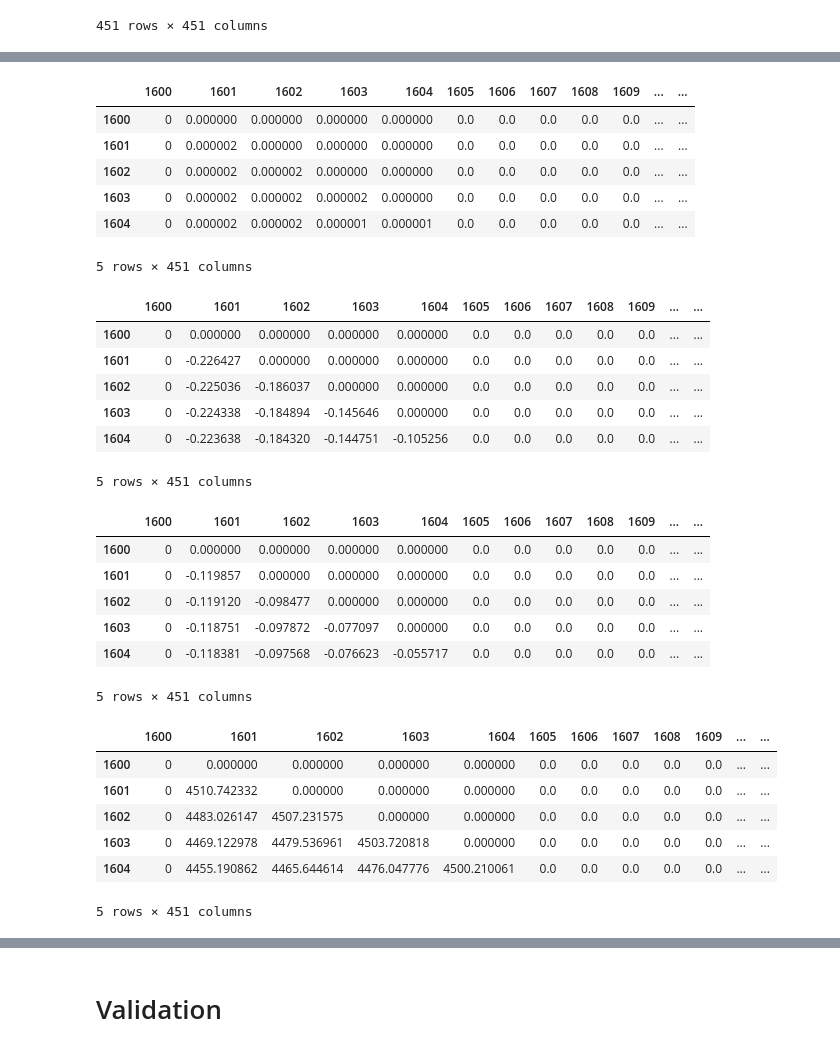
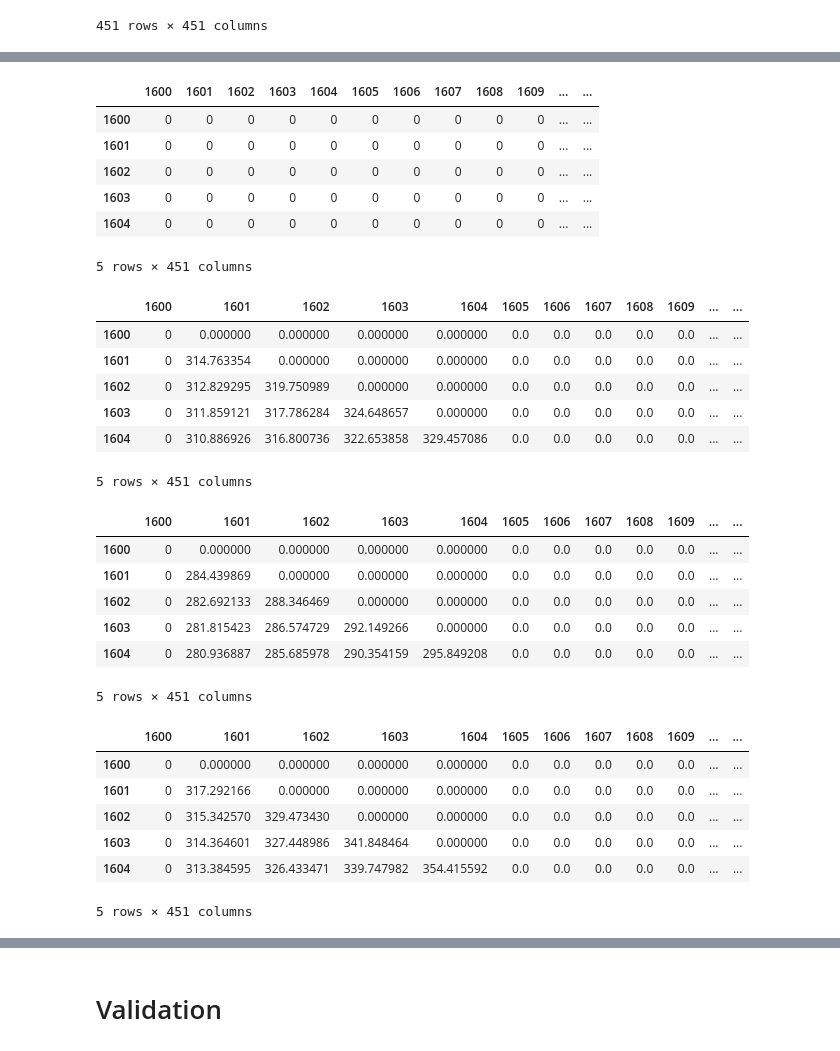
Before and after one commit to tiffanyth/MFA-dwelling, a Jupyter notebook: 2-lifetime-modelling-for-flows.ipynb, the cells around one changed output, grey strips where cells are left out. Saved outputs shown, nothing was run; the diff lists cells and outputs as text; code cells hidden in the pictures.

Commit message:
add inflows by type

```diff
--- a/2-lifetime-modelling-for-flows.ipynb
+++ b/2-lifetime-modelling-for-flows.ipynb
@@ -254,6 +254,7 @@ def stock_driven_flows(lt_mean,lt_dev,dystomod,nm="dwelling stock"):
     plt.show()
     DSM_model['Outflow'][1:] = O_model
     DSM_model['Inflow'][1:] = I_model
+    DSM_model=DSM_model.fillna(0)
     #display(DSM_model)
     return DSM_model
 
@@ -274,0 +276,4 @@ Let's try to do this TYPE by TYPE
+# %%
+share_by_type = pd.read_csv("Model/modelled-types-by-share-1600-2050.csv")
+share_by_type = share_by_type.set_index('DSM')
+share_by_type.head()
@@ -274,0 +288,13 @@ Let's try to do this TYPE by TYPE
+# %%
+columns=['SFH','MFH','TH','AB']
+index=range(1600,2051)
+donnees = {
+    'AB': [0] * len(index),
+    'MFH': [0] * len(index),
+    'SFH': [0] * len(index),
+    'TH' : [0] * len(index)}
+
+inflow_shares = pd.DataFrame(donnees, index=index)
+
+inflow_shares.head()
+#inflow_shares=
@@ -274,0 +308,7 @@ Let's try to do this TYPE by TYPE
+# %%
+inflow_shares['AB']=share_by_type['AB'] * DSM_model['Inflow']
+inflow_shares['MFH']=share_by_type['MFH'] * DSM_model['Inflow']
+inflow_shares['SFH']=share_by_type['SFH'] * DSM_model['Inflow']
+inflow_shares['TH']=share_by_type['TH'] * DSM_model['Inflow']
+
+display(inflow_shares)
@@ -813,58 +869,58 @@ def remain_stock(inflow,t,c,sigma=125,tau=35):
 # %%
 for c in range (1600,2051):
     for t in range(c,2051):
-        stock_AB.loc[t,c]=remain_stock(DSM_AB_model.loc[c,'Inflow'],t,c)
+        stock_AB.loc[t,c]=remain_stock(inflow_shares.loc[c,'AB'],t,c)
 
 stock_AB.head()
 # %% [output]
 |  | 1600 | 1601 | 1602 | 1603 | 1604 | 1605 | 1606 | 1607 | 1608 | 1609 | ... | ... |
-| 1600 | 0 | 0.000000 | 0.000000 | 0.000000 | 0.000000 | 0.0 | 0.0 | 0.0 | 0.0 | 0.0 | ... | ... |
-| 1601 | 0 | 0.000002 | 0.000000 | 0.000000 | 0.000000 | 0.0 | 0.0 | 0.0 | 0.0 | 0.0 | ... | ... |
-| 1602 | 0 | 0.000002 | 0.000002 | 0.000000 | 0.000000 | 0.0 | 0.0 | 0.0 | 0.0 | 0.0 | ... | ... |
-| 1603 | 0 | 0.000002 | 0.000002 | 0.000002 | 0.000000 | 0.0 | 0.0 | 0.0 | 0.0 | 0.0 | ... | ... |
-| 1604 | 0 | 0.000002 | 0.000002 | 0.000001 | 0.000001 | 0.0 | 0.0 | 0.0 | 0.0 | 0.0 | ... | ... |
+| 1600 | 0 | 0 | 0 | 0 | 0 | 0 | 0 | 0 | 0 | 0 | ... | ... |
+| 1601 | 0 | 0 | 0 | 0 | 0 | 0 | 0 | 0 | 0 | 0 | ... | ... |
+| 1602 | 0 | 0 | 0 | 0 | 0 | 0 | 0 | 0 | 0 | 0 | ... | ... |
+| 1603 | 0 | 0 | 0 | 0 | 0 | 0 | 0 | 0 | 0 | 0 | ... | ... |
+| 1604 | 0 | 0 | 0 | 0 | 0 | 0 | 0 | 0 | 0 | 0 | ... | ... |
 5 rows × 451 columns
 # %%
 for c in range (1600,2051):
     for t in range(c,2051):
-        stock_MFH.loc[t,c]=remain_stock(DSM_MFH_model.loc[c,'Inflow'],t,c)
+        stock_MFH.loc[t,c]=remain_stock(inflow_shares.loc[c,'MFH'],t,c)
 
 stock_MFH.head()
 # %% [output]
 |  | 1600 | 1601 | 1602 | 1603 | 1604 | 1605 | 1606 | 1607 | 1608 | 1609 | ... | ... |
 | 1600 | 0 | 0.000000 | 0.000000 | 0.000000 | 0.000000 | 0.0 | 0.0 | 0.0 | 0.0 | 0.0 | ... | ... |
-| 1601 | 0 | -0.226427 | 0.000000 | 0.000000 | 0.000000 | 0.0 | 0.0 | 0.0 | 0.0 | 0.0 | ... | ... |
-| 1602 | 0 | -0.225036 | -0.186037 | 0.000000 | 0.000000 | 0.0 | 0.0 | 0.0 | 0.0 | 0.0 | ... | ... |
-| 1603 | 0 | -0.224338 | -0.184894 | -0.145646 | 0.000000 | 0.0 | 0.0 | 0.0 | 0.0 | 0.0 | ... | ... |
-| 1604 | 0 | -0.223638 | -0.184320 | -0.144751 | -0.105256 | 0.0 | 0.0 | 0.0 | 0.0 | 0.0 | ... | ... |
+| 1601 | 0 | 314.763354 | 0.000000 | 0.000000 | 0.000000 | 0.0 | 0.0 | 0.0 | 0.0 | 0.0 | ... | ... |
+| 1602 | 0 | 312.829295 | 319.750989 | 0.000000 | 0.000000 | 0.0 | 0.0 | 0.0 | 0.0 | 0.0 | ... | ... |
+| 1603 | 0 | 311.859121 | 317.786284 | 324.648657 | 0.000000 | 0.0 | 0.0 | 0.0 | 0.0 | 0.0 | ... | ... |
+| 1604 | 0 | 310.886926 | 316.800736 | 322.653858 | 329.457086 | 0.0 | 0.0 | 0.0 | 0.0 | 0.0 | ... | ... |
 5 rows × 451 columns
 # %%
 for c in range (1600,2051):
     for t in range(c,2051):
-        stock_SFH.loc[t,c]=remain_stock(DSM_SFH_model.loc[c,'Inflow'],t,c)
+        stock_SFH.loc[t,c]=remain_stock(inflow_shares.loc[c,'SFH'],t,c)
 
 stock_SFH.head()
 # %% [output]
 |  | 1600 | 1601 | 1602 | 1603 | 1604 | 1605 | 1606 | 1607 | 1608 | 1609 | ... | ... |
 | 1600 | 0 | 0.000000 | 0.000000 | 0.000000 | 0.000000 | 0.0 | 0.0 | 0.0 | 0.0 | 0.0 | ... | ... |
-| 1601 | 0 | -0.119857 | 0.000000 | 0.000000 | 0.000000 | 0.0 | 0.0 | 0.0 | 0.0 | 0.0 | ... | ... |
-| 1602 | 0 | -0.119120 | -0.098477 | 0.000000 | 0.000000 | 0.0 | 0.0 | 0.0 | 0.0 | 0.0 | ... | ... |
-| 1603 | 0 | -0.118751 | -0.097872 | -0.077097 | 0.000000 | 0.0 | 0.0 | 0.0 | 0.0 | 0.0 | ... | ... |
-| 1604 | 0 | -0.118381 | -0.097568 | -0.076623 | -0.055717 | 0.0 | 0.0 | 0.0 | 0.0 | 0.0 | ... | ... |
+| 1601 | 0 | 284.439869 | 0.000000 | 0.000000 | 0.000000 | 0.0 | 0.0 | 0.0 | 0.0 | 0.0 | ... | ... |
+| 1602 | 0 | 282.692133 | 288.346469 | 0.000000 | 0.000000 | 0.0 | 0.0 | 0.0 | 0.0 | 0.0 | ... | ... |
+| 1603 | 0 | 281.815423 | 286.574729 | 292.149266 | 0.000000 | 0.0 | 0.0 | 0.0 | 0.0 | 0.0 | ... | ... |
+| 1604 | 0 | 280.936887 | 285.685978 | 290.354159 | 295.849208 | 0.0 | 0.0 | 0.0 | 0.0 | 0.0 | ... | ... |
 5 rows × 451 columns
 # %%
 for c in range (1600,2051):
     for t in range(c,2051):
-        stock_TH.loc[t,c]=remain_stock(DSM_TH_model.loc[c,'Inflow'],t,c)
+        stock_TH.loc[t,c]=remain_stock(inflow_shares.loc[c,'TH'],t,c)
 
 stock_TH.head()
 # %% [output]
 |  | 1600 | 1601 | 1602 | 1603 | 1604 | 1605 | 1606 | 1607 | 1608 | 1609 | ... | ... |
 | 1600 | 0 | 0.000000 | 0.000000 | 0.000000 | 0.000000 | 0.0 | 0.0 | 0.0 | 0.0 | 0.0 | ... | ... |
-| 1601 | 0 | 4510.742332 | 0.000000 | 0.000000 | 0.000000 | 0.0 | 0.0 | 0.0 | 0.0 | 0.0 | ... | ... |
-| 1602 | 0 | 4483.026147 | 4507.231575 | 0.000000 | 0.000000 | 0.0 | 0.0 | 0.0 | 0.0 | 0.0 | ... | ... |
-| 1603 | 0 | 4469.122978 | 4479.536961 | 4503.720818 | 0.000000 | 0.0 | 0.0 | 0.0 | 0.0 | 0.0 | ... | ... |
-| 1604 | 0 | 4455.190862 | 4465.644614 | 4476.047776 | 4500.210061 | 0.0 | 0.0 | 0.0 | 0.0 | 0.0 | ... | ... |
+| 1601 | 0 | 317.292166 | 0.000000 | 0.000000 | 0.000000 | 0.0 | 0.0 | 0.0 | 0.0 | 0.0 | ... | ... |
+| 1602 | 0 | 315.342570 | 329.473430 | 0.000000 | 0.000000 | 0.0 | 0.0 | 0.0 | 0.0 | 0.0 | ... | ... |
+| 1603 | 0 | 314.364601 | 327.448986 | 341.848464 | 0.000000 | 0.0 | 0.0 | 0.0 | 0.0 | 0.0 | ... | ... |
+| 1604 | 0 | 313.384595 | 326.433471 | 339.747982 | 354.415592 | 0.0 | 0.0 | 0.0 | 0.0 | 0.0 | ... | ... |
 5 rows × 451 columns
 # %%
 display(stock_AB)
```
Also changed, not shown: parts of 23 cells of this notebook.
